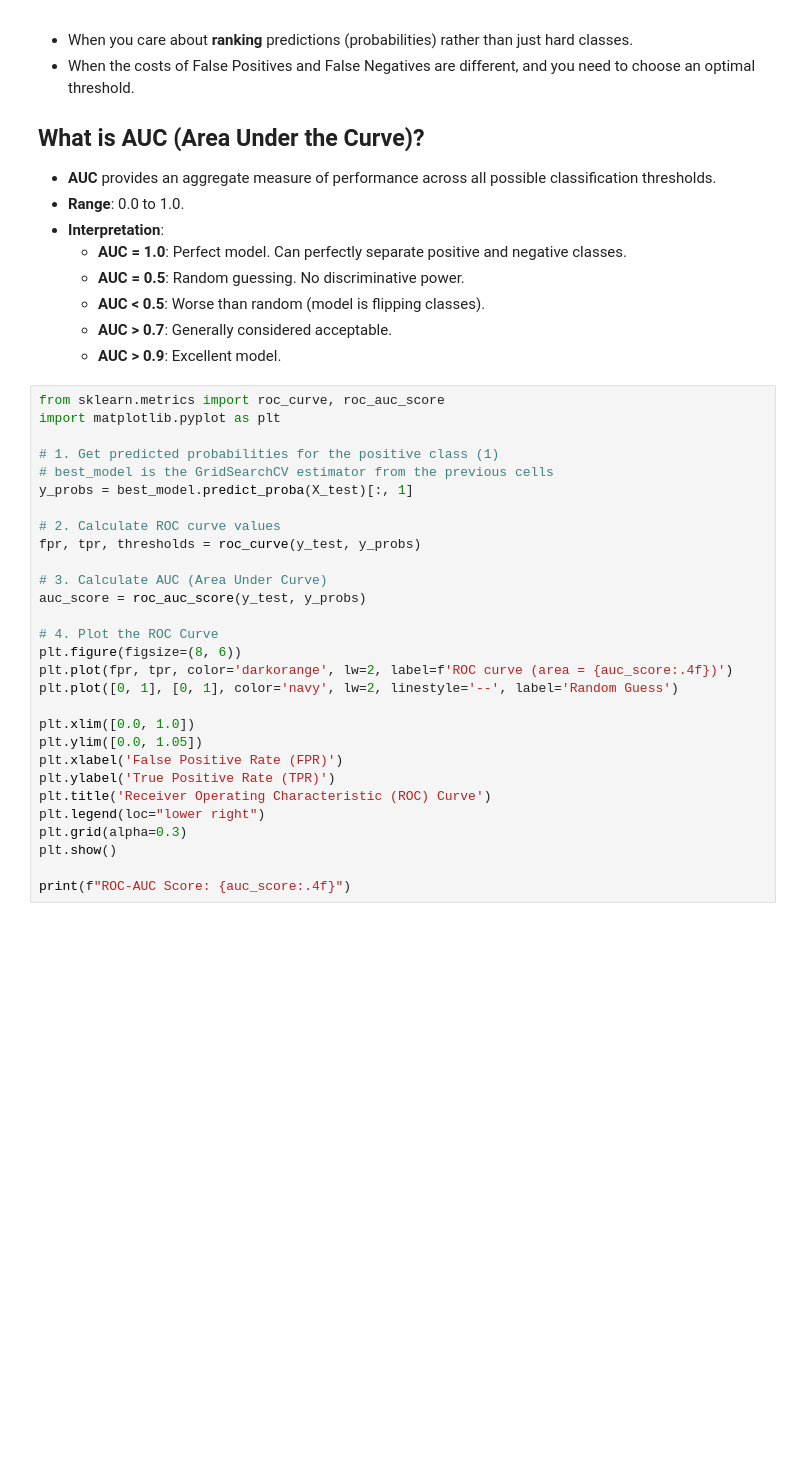
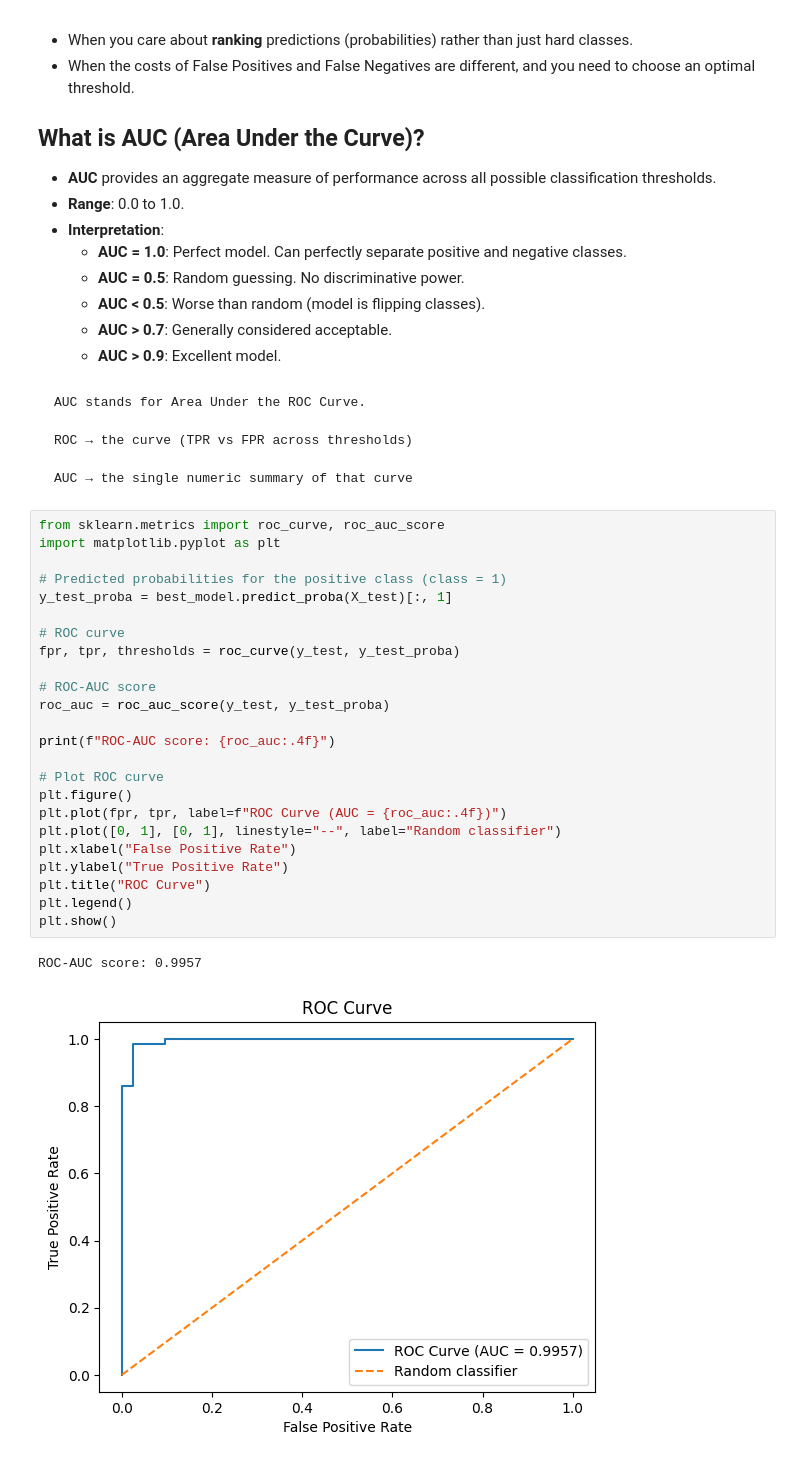
Before and after one commit to AromalDileep/traditional_ml, a Jupyter notebook: notebooks/11_model_evaluation.ipynb, the cells around one changed output. Saved outputs shown, nothing was run; the diff lists cells and outputs as text; blank space fills up the shorter version.

Commit message:
Model Evaluation completed

```diff
--- a/notebooks/11_model_evaluation.ipynb
+++ b/notebooks/11_model_evaluation.ipynb
@@ -160,32 +160,37 @@ It plots two parameters:
   - **AUC < 0.5**: Worse than random (model is flipping classes).
   - **AUC > 0.7**: Generally considered acceptable.
   - **AUC > 0.9**: Excellent model.
-# %%
-from sklearn.metrics import roc_curve, roc_auc_score
-import matplotlib.pyplot as plt
-
-# 1. Get predicted probabilities for the positive class (1)
-# best_model is the GridSearchCV estimator from the previous cells
-y_probs = best_model.predict_proba(X_test)[:, 1]
-
-# 2. Calculate ROC curve values
-fpr, tpr, thresholds = roc_curve(y_test, y_probs)
-
-# 3. Calculate AUC (Area Under Curve)
-auc_score = roc_auc_score(y_test, y_probs)
-
-# 4. Plot the ROC Curve
-plt.figure(figsize=(8, 6))
-plt.plot(fpr, tpr, color='darkorange', lw=2, label=f'ROC curve (area = {auc_score:.4f})')
-plt.plot([0, 1], [0, 1], color='navy', lw=2, linestyle='--', label='Random Guess')
-
-plt.xlim([0.0, 1.0])
-plt.ylim([0.0, 1.05])
-plt.xlabel('False Positive Rate (FPR)')
-plt.ylabel('True Positive Rate (TPR)')
-plt.title('Receiver Operating Characteristic (ROC) Curve')
-plt.legend(loc="lower right")
-plt.grid(alpha=0.3)
-plt.show()
-
-print(f"ROC-AUC Score: {auc_score:.4f}")
+# %% [markdown]
+
+    AUC stands for Area Under the ROC Curve.
+
+    ROC → the curve (TPR vs FPR across thresholds)
+
+    AUC → the single numeric summary of that curve
+# %%
+from sklearn.metrics import roc_curve, roc_auc_score
+import matplotlib.pyplot as plt
+
+# Predicted probabilities for the positive class (class = 1)
+y_test_proba = best_model.predict_proba(X_test)[:, 1]
+
+# ROC curve
+fpr, tpr, thresholds = roc_curve(y_test, y_test_proba)
+
+# ROC-AUC score
+roc_auc = roc_auc_score(y_test, y_test_proba)
+
+print(f"ROC-AUC score: {roc_auc:.4f}")
+
+# Plot ROC curve
+plt.figure()
+plt.plot(fpr, tpr, label=f"ROC Curve (AUC = {roc_auc:.4f})")
+plt.plot([0, 1], [0, 1], linestyle="--", label="Random classifier")
+plt.xlabel("False Positive Rate")
+plt.ylabel("True Positive Rate")
+plt.title("ROC Curve")
+plt.legend()
+plt.show()
+# %% [output]
+ROC-AUC score: 0.9957
+[figure, added]
```
Also changed, not shown: parts of 21 cells of this notebook, 1 other file.
